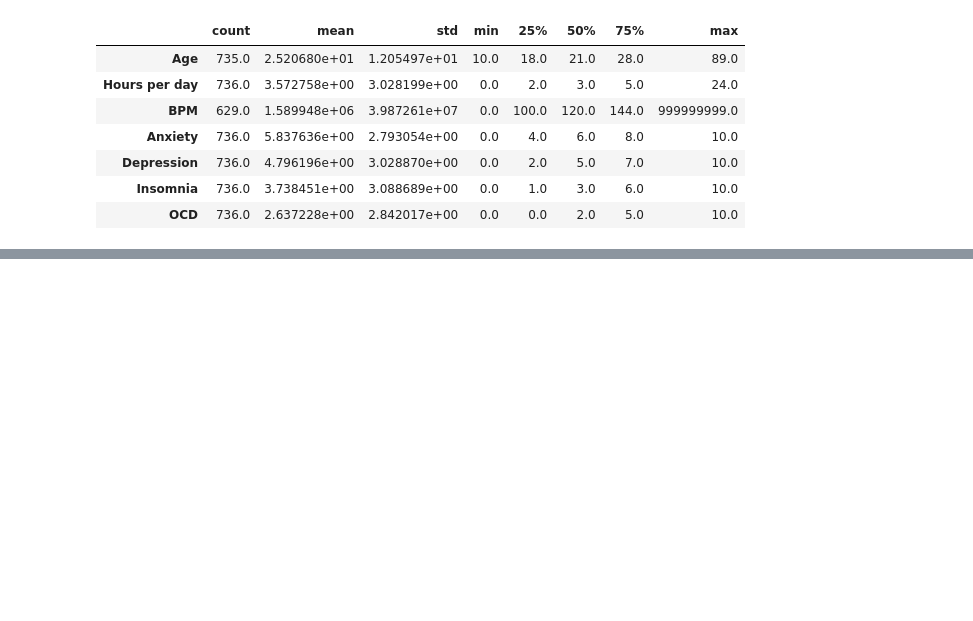
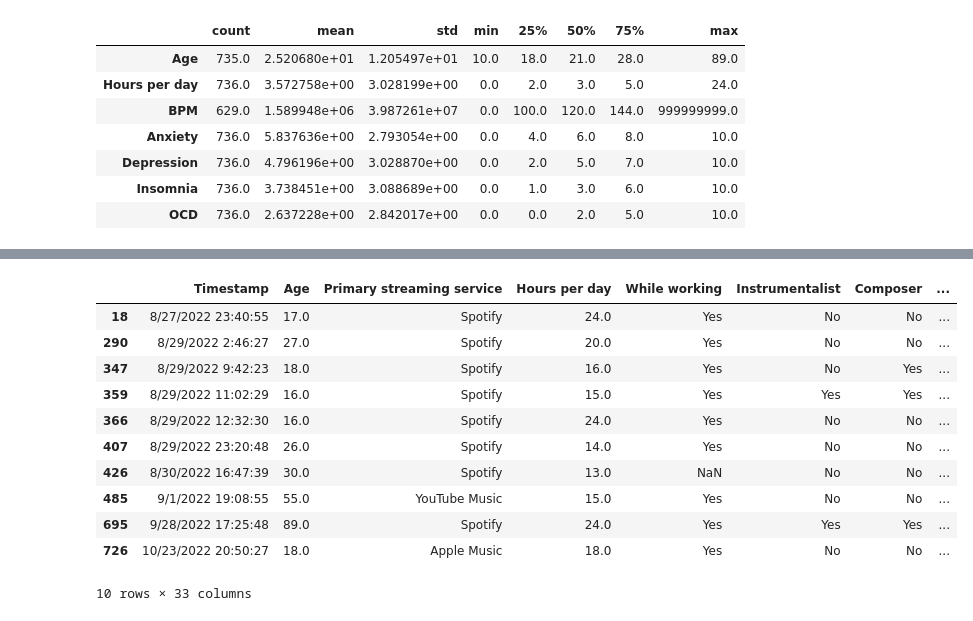
Before and after one commit to JoSEPHDev2022/Mental_Health_X_Music, a Jupyter notebook: analise_exp.ipynb, the cells around one changed output, grey strips where cells are left out. Cells and saved outputs as stored; diff of their text form; code cells hidden in the pictures; blank space fills up the shorter version.

```diff
--- a/analise_exp.ipynb
+++ b/analise_exp.ipynb
@@ -244,0 +321,17 @@ data.describe().T
+# %%
+# Visualizando esses registros:
+hpd_outliers = data.query('`Hours per day` > 12')
+hpd_outliers
+# %% [output]
+|  | Timestamp | Age | Primary streaming service | Hours per day | While working | Instrumentalist | Composer | ... |
+| 18 | 8/27/2022 23:40:55 | 17.0 | Spotify | 24.0 | Yes | No | No | ... |
+| 290 | 8/29/2022 2:46:27 | 27.0 | Spotify | 20.0 | Yes | No | No | ... |
+| 347 | 8/29/2022 9:42:23 | 18.0 | Spotify | 16.0 | Yes | No | Yes | ... |
+| 359 | 8/29/2022 11:02:29 | 16.0 | Spotify | 15.0 | Yes | Yes | Yes | ... |
+| 366 | 8/29/2022 12:32:30 | 16.0 | Spotify | 24.0 | Yes | No | No | ... |
+| 407 | 8/29/2022 23:20:48 | 26.0 | Spotify | 14.0 | Yes | No | No | ... |
+| 426 | 8/30/2022 16:47:39 | 30.0 | Spotify | 13.0 | NaN | No | No | ... |
+| 485 | 9/1/2022 19:08:55 | 55.0 | YouTube Music | 15.0 | Yes | No | No | ... |
+| 695 | 9/28/2022 17:25:48 | 89.0 | Spotify | 24.0 | Yes | Yes | Yes | ... |
+| 726 | 10/23/2022 20:50:27 | 18.0 | Apple Music | 18.0 | Yes | No | No | ... |
+10 rows × 33 columns
```
Also changed, not shown: parts of 29 cells of this notebook.
